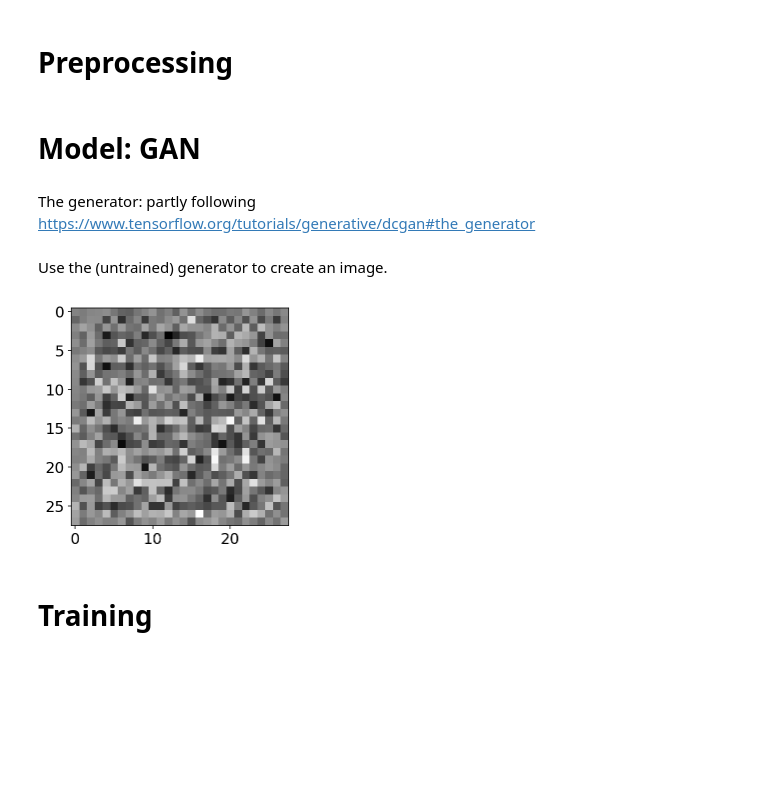
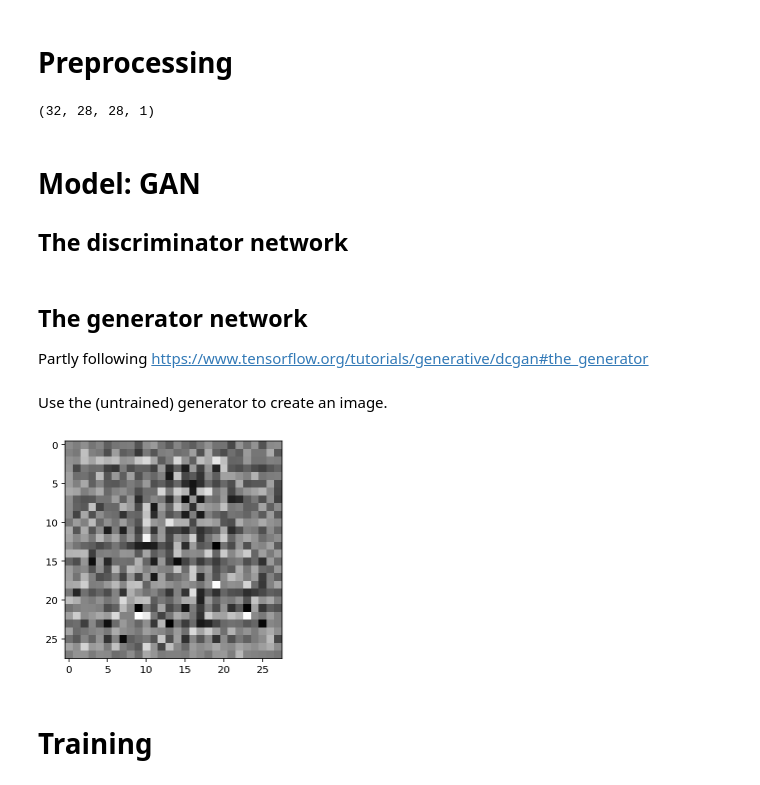
Before and after one commit to nataliasc/iannwtf, a Jupyter notebook: hw-week09/hw_week09_group27.ipynb, the cells around one changed output. Drawn from its saved outputs; the diff is of its cells as text; code cells hidden in the pictures; blank space fills up the shorter version.

```diff
--- a/hw-week09/hw_week09_group27.ipynb
+++ b/hw-week09/hw_week09_group27.ipynb
@@ -88,4 +78,11 @@ test_ds = prepare_data(test_images)
+# %%
+images = prepare_data(candles)
+for i in images.take(1):
+    print(i.shape)
+# %% [output]
+(32, 28, 28, 1)
 # %% [markdown]
 # Model: GAN
+## The discriminator network
 # %%
 class Discriminator(tf.keras.Model):
@@ -128,5 +127,6 @@ class Discriminator(tf.keras.Model):
 # %% [markdown]
-The generator: partly following <https://www.tensorflow.org/tutorials/generative/dcgan#the_generator>
+## The generator network
+Partly following <https://www.tensorflow.org/tutorials/generative/dcgan#the_generator>
 # %%
 class Generator(tf.keras.Model):
 
@@ -153,13 +153,13 @@ class Generator(tf.keras.Model):
             tf.keras.layers.BatchNormalization(),
             tf.keras.layers.LeakyReLU(alpha=0.2),
 
-            tf.keras.layers.Conv2DTranspose(256,
+            tf.keras.layers.Conv2DTranspose(64,
                                             kernel_size=4,
                                             strides=2,
                                             padding="same"),
             tf.keras.layers.BatchNormalization(),
             tf.keras.layers.LeakyReLU(alpha=0.2),
-            tf.keras.layers.Conv2DTranspose(512,
+            tf.keras.layers.Conv2DTranspose(32,
                                             kernel_size=4,
                                             strides=2,
                                             padding="same"),
@@ -184,11 +184,10 @@ class Generator(tf.keras.Model):
 # %% [markdown]
 Use the (untrained) generator to create an image.
 # %%
-generator = Generator()
+test_generator = Generator()
 
 noise = tf.random.normal([1, 100])
-generated_image = generator(noise, training=False)
-
+generated_image = test_generator(noise, training=False)
 plt.imshow(generated_image[0, :, :, 0], cmap='gray');
 # %% [output]
-[figure, old version]
+[figure, new version]
```
Also changed, not shown: parts of 13 cells of this notebook.
